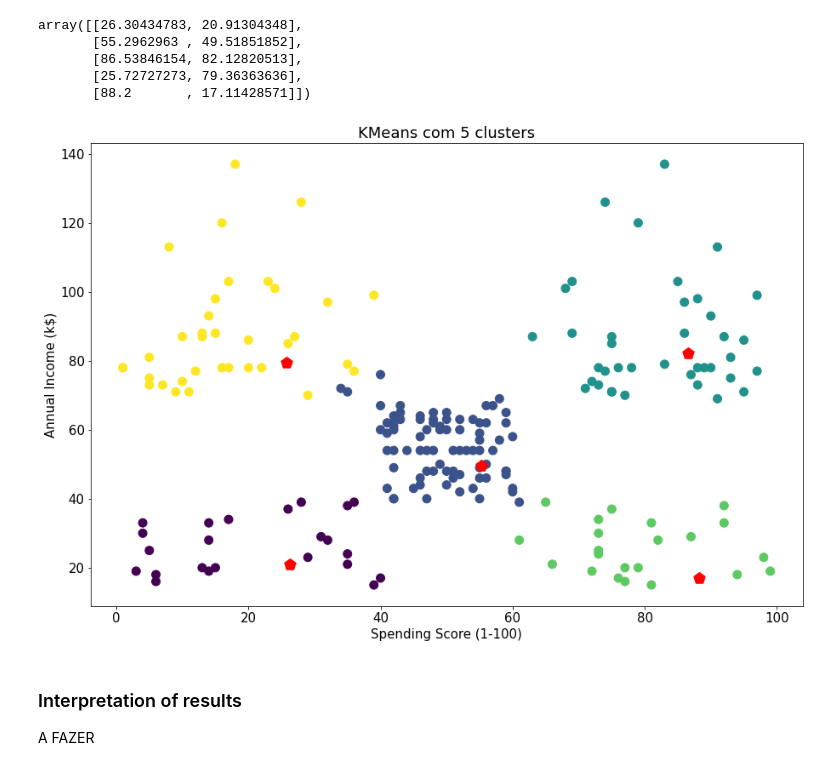
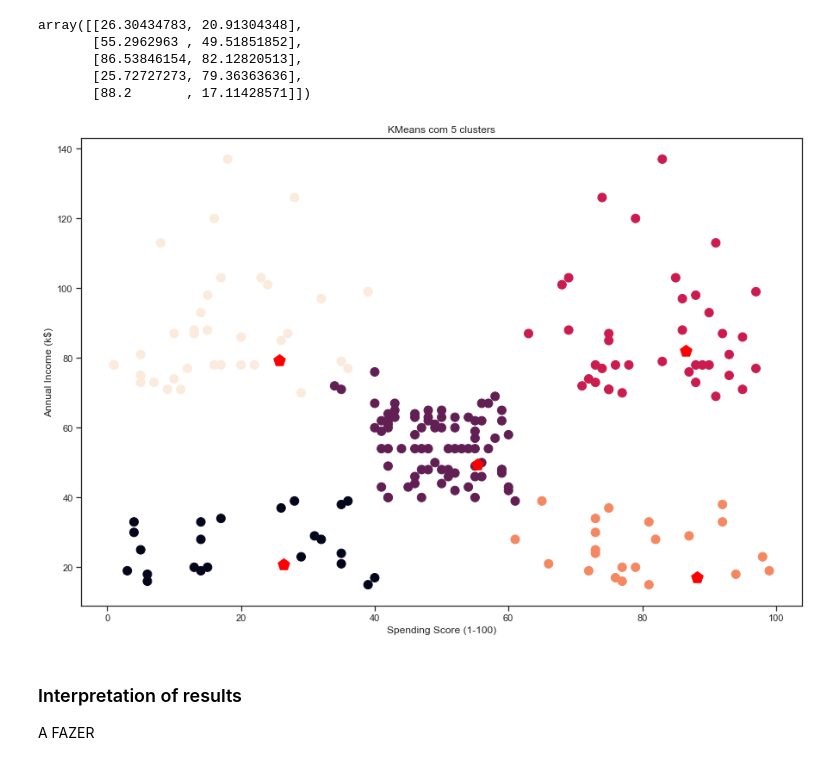
Before and after one commit to VictorSMonteiro/Projeto-Especial---Segmenta-ao-do-Clientes-, a Jupyter notebook: Teste Projeto.ipynb, the cells around one changed output. Saved outputs shown, nothing was run; the diff lists cells and outputs as text; code cells hidden in the pictures.

```diff
--- a/Teste Projeto.ipynb
+++ b/Teste Projeto.ipynb
@@ -239,7 +225,8 @@ sns.heatmap(corr, cbar=True, square= True, annot=True)
 import seaborn as sns
 
 # Visualização do gráfico de barras com a coluna sexo
-plt.figure(1, figsize = (15 , 5))
+plt.figure(figsize = (15 , 5))
+sns.set_theme(style="ticks", palette="muted")
 sns.countplot(y = 'Genre', data = df)
-plt.show
+plt.show()
 # %% [output]
@@ -296,9 +265,8 @@ teste
 # %%
 #   Visualização dos salários anuais a partir do genero
-sns.set_theme(style="whitegrid")
-
 sns.displot(
     df, x="Annual Income (k$)", row="Genre", aspect=3,
     binwidth=3, height=3, facet_kws=dict(margin_titles=True)
 )
+plt.show()
 # %% [output]
@@ -307,8 +274,8 @@ sns.displot(
 # %%
 #   Verificar a concentração de pessoas que possuem determinada idade
-sns.set_theme(style="darkgrid")
 sns.displot(
     df, x="Age", row="Genre", aspect=3,
     binwidth=3, height=3, facet_kws=dict(margin_titles=True)
 )
+plt.show()
 # %% [output]
@@ -317,9 +283,8 @@ sns.displot(
 # %%
-
 #   Verificar padrões na coluna Score
-sns.set_theme(style="darkgrid")
 sns.displot(
     df, x="Spending Score (1-100)", row="Genre", aspect=3,
     binwidth=3, height=3, facet_kws=dict(margin_titles=True)
 )
+plt.show()
 # %% [output]
@@ -428,23 +381,23 @@ array([[26.30434783, 20.91304348],
        [88.2       , 17.11428571]])
 # %%
 #   Visualização da clusterização do algoritmo KMeans utilizando o gráfico 'scatter'
-plt.scatter(df['Spending Score (1-100)'],  df['Annual Income (k$)'], c=Y, s=100)
+plt.scatter(df['Spending Score (1-100)'],  df['Annual Income (k$)'], s=100, c=Y)
 
 #   Visualização da localização dos centroides em azul
 #   marker = tipo do marcador - p = pentagono
 #   s = tamanho do marcador
 plt.scatter(centroides[:,0], centroides[:,1], color='red', marker='p', s=200)
 
 #   Legenda do eixo X
 plt.xlabel('Spending Score (1-100)')
 #   Legenda do eixo Y
 plt.ylabel('Annual Income (k$)')
 #   Titulo do Gráfico
 plt.title('KMeans com 5 clusters')
 
 plt.show()
 # %% [output]
-[figure, old version]
+[figure, new version]
 # %% [markdown]
 ###  Interpretation of results
 
```
Also changed, not shown: parts of 14 cells of this notebook.
